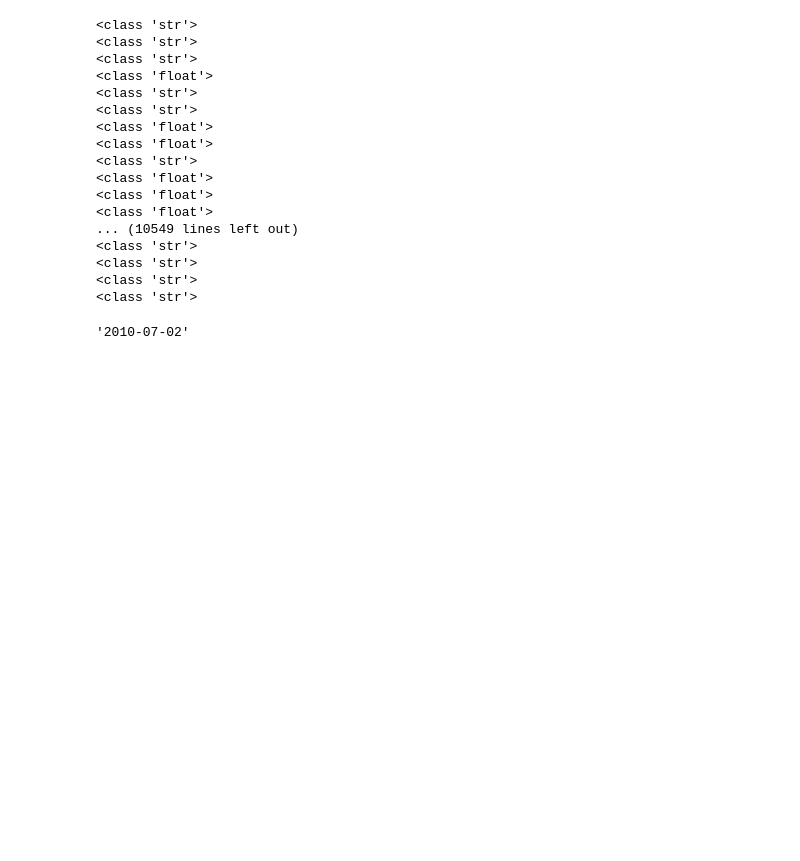
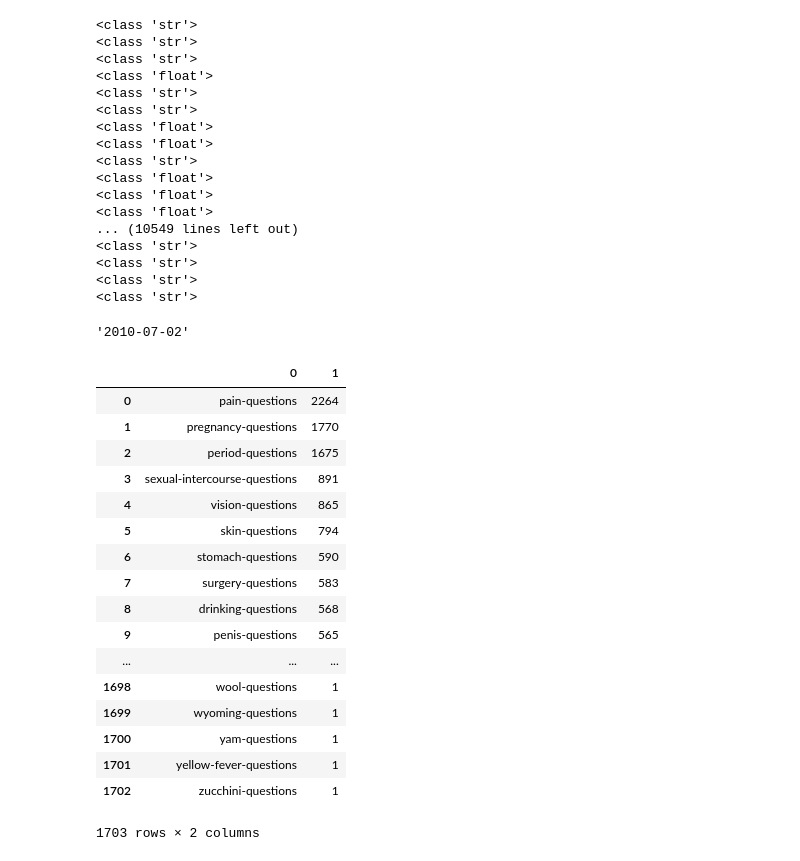
Before and after one commit to onlyrohits/web-dr, a Jupyter notebook: DV Project.ipynb, the cells around one changed output. Cells and saved outputs as stored; diff of their text form; code cells hidden in the pictures; blank space fills up the shorter version.

```diff
--- a/DV Project.ipynb
+++ b/DV Project.ipynb
@@ -516,3 +516,26 @@ np.array(dtemp)[0]
 # %%
 with open("/Users/apple/Documents/DV/month_topic.json",'w') as fp:
     json.dump(date_topic,fp)
+# %%
+topic_count_csv = pd.read_csv(r"C:\Users\vinit\Desktop\JupyterNotebok\web-dr\website\Topic_count.csv",header=None)
+# %%
+topic_count_csv
+# %% [output]
+|  | 0 | 1 |
+| 0 | pain-questions | 2264 |
+| 1 | pregnancy-questions | 1770 |
+| 2 | period-questions | 1675 |
+| 3 | sexual-intercourse-questions | 891 |
+| 4 | vision-questions | 865 |
+| 5 | skin-questions | 794 |
+| 6 | stomach-questions | 590 |
+| 7 | surgery-questions | 583 |
+| 8 | drinking-questions | 568 |
+| 9 | penis-questions | 565 |
+| ... | ... | ... |
+| 1698 | wool-questions | 1 |
+| 1699 | wyoming-questions | 1 |
+| 1700 | yam-questions | 1 |
+| 1701 | yellow-fever-questions | 1 |
+| 1702 | zucchini-questions | 1 |
+1703 rows × 2 columns
```
Also changed, not shown: parts of 4 cells of this notebook, 7 other files.
